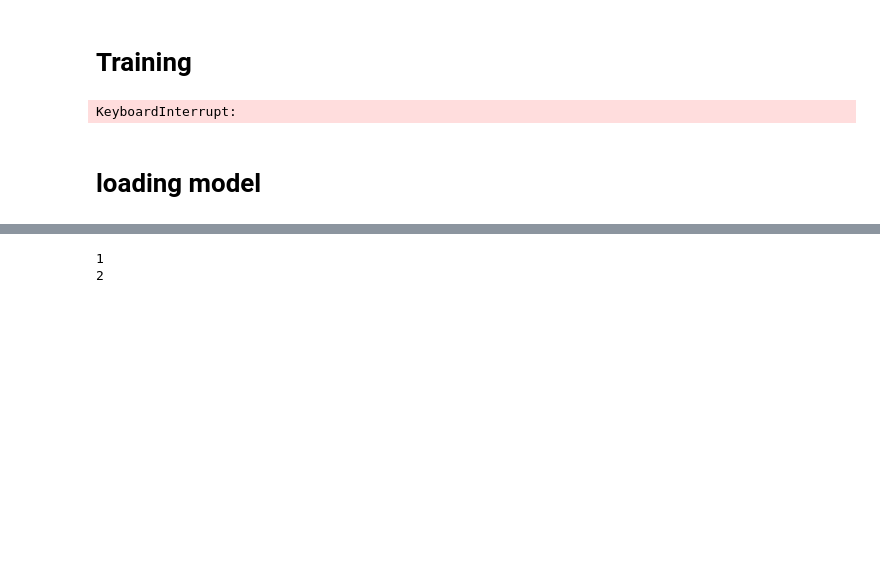
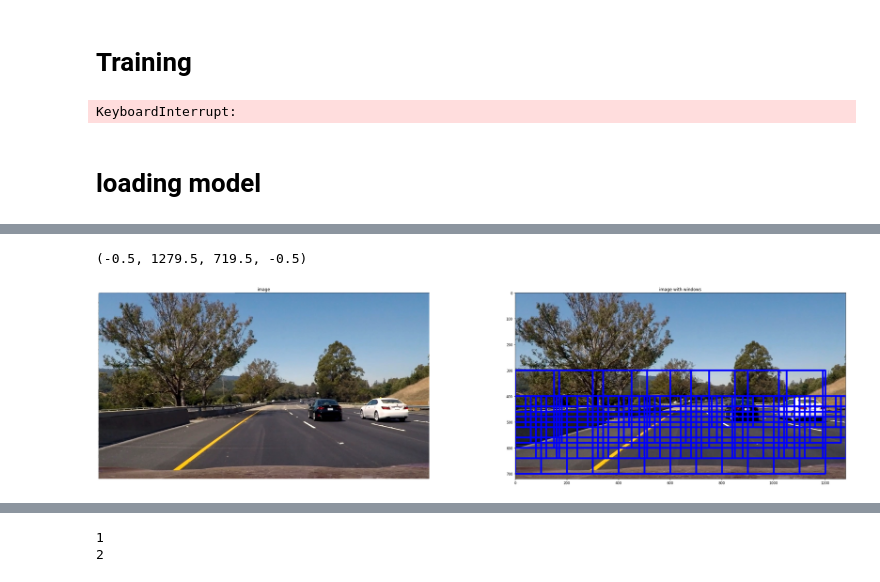
Before and after one commit to 0ssamaak0/Simple-Perception-Stack-for-Self-Driving-Cars, a Jupyter notebook: hognb.ipynb, the cells around one changed output, grey strips where cells are left out. Drawn from its saved outputs; the diff is of its cells as text; code cells hidden in the pictures; blank space fills up the shorter version.

```diff
--- a/hognb.ipynb
+++ b/hognb.ipynb
@@ -82,3 +109,24 @@ axes[1].axis("off")
+# %%
+imcopy = image.copy()
+for size_and_ystart in sizes_and_ystarts:
+
+    windows = slide_window(image, x_start_stop=[None, None], y_start_stop=[size_and_ystart[1][0], size_and_ystart[1][1]],
+                        xy_window=(size_and_ystart[0], size_and_ystart[0]), xy_overlap=(0.5, 0.5))
+
+    imcopy = draw_boxes(imcopy, windows, (0,0,255), 5)
+# %%
+fig, axes = plt.subplots(nrows= 1, ncols=2, figsize = (40,10))
+
+axes[0].imshow(image)
+axes[0].set_title("image")
+axes[0].axis("off")
+
+axes[1].imshow(imcopy)
+axes[1].set_title("image with windows")
+axes[0].axis("off")
+# %% [output]
+(-0.5, 1279.5, 719.5, -0.5)
+[figure, added]
 # %%
 hot_windows = []
 for size_and_ystart in sizes_and_ystarts:
```
Also changed, not shown: parts of 13 cells of this notebook, 1 other file.
